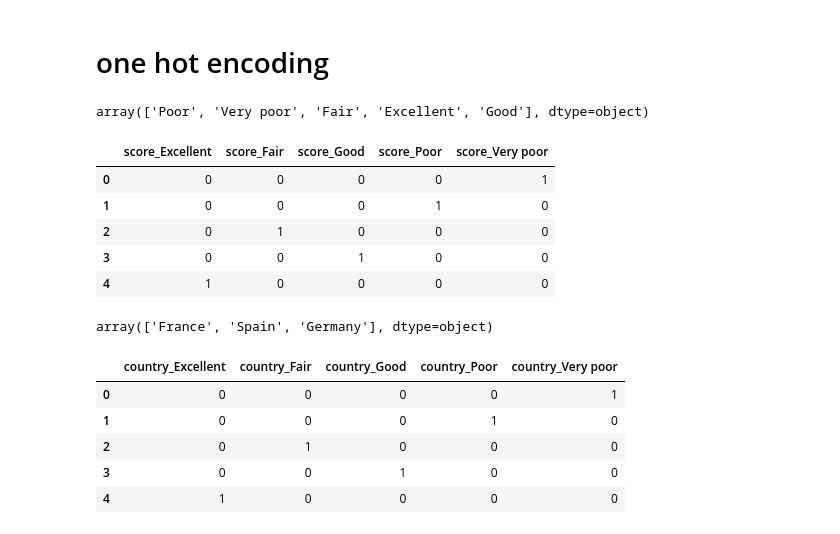
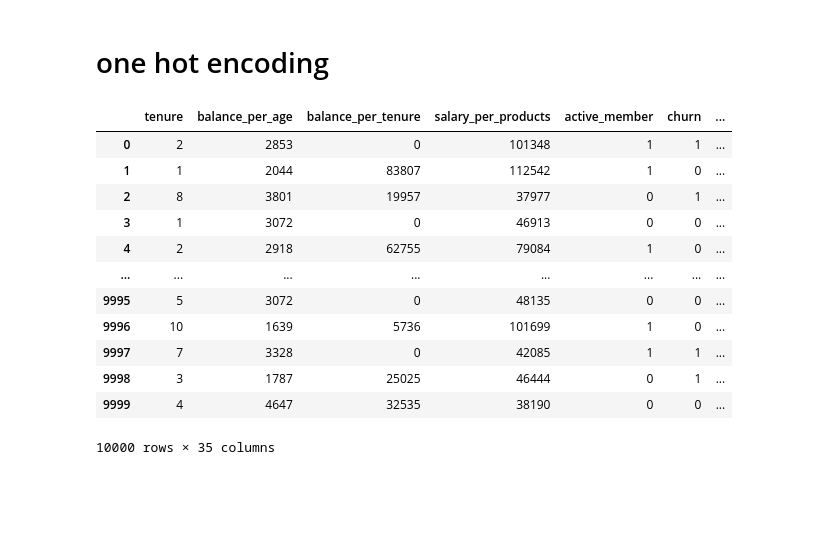
Before and after one commit to coconutkim/project_churn, a Jupyter notebook: real5.ipynb, the cells around one changed output. Saved outputs shown, nothing was run; the diff lists cells and outputs as text; code cells hidden in the pictures; blank space fills up the shorter version.

```diff
--- a/real5.ipynb
+++ b/real5.ipynb
@@ -146,3 +148,5 @@ plt.tight_layout()
 plt.show()
 # %% [output]
 [figure]
+# %%
+df.rename(columns={'credit__section':'credit_section'},inplace=True)
@@ -149,36 +160,21 @@ plt.show()
 # %% [markdown]
 # one hot encoding
-# %%
-df['credit__section'].unique()
-# %% [output]
-array(['Poor', 'Very poor', 'Fair', 'Excellent', 'Good'], dtype=object)
-# %%
-df_credit=pd.DataFrame({'score':['Very poor','Poor','Fair', 'Good','Excellent']})
-
-dummies=pd.get_dummies(df_credit)
-dummies=dummies.astype(int)
-dummies
-# %% [output]
-|  | score_Excellent | score_Fair | score_Good | score_Poor | score_Very poor |
-| 0 | 0 | 0 | 0 | 0 | 1 |
-| 1 | 0 | 0 | 0 | 1 | 0 |
-| 2 | 0 | 1 | 0 | 0 | 0 |
-| 3 | 0 | 0 | 1 | 0 | 0 |
-| 4 | 1 | 0 | 0 | 0 | 0 |
-# %%
-df['country'].unique()
-# %% [output]
-array(['France', 'Spain', 'Germany'], dtype=object)
-# %%
-df_credit=pd.DataFrame({'country':['Very poor','Poor','Fair', 'Good','Excellent']})
-
-dummies=pd.get_dummies(df_credit)
-dummies=dummies.astype(int)
-dummies
-# %% [output]
-|  | country_Excellent | country_Fair | country_Good | country_Poor | country_Very poor |
-| 0 | 0 | 0 | 0 | 0 | 1 |
-| 1 | 0 | 0 | 0 | 1 | 0 |
-| 2 | 0 | 1 | 0 | 0 | 0 |
-| 3 | 0 | 0 | 1 | 0 | 0 |
-| 4 | 1 | 0 | 0 | 0 | 0 |
+# %%
+df_encoded=pd.get_dummies(df,columns=['credit_section','country',
+                                      'age_group_gender','salary_range'])
+df_encoded=df_encoded.astype(int)
+df_encoded
+# %% [output]
+|  | tenure | balance_per_age | balance_per_tenure | salary_per_products | active_member | churn | ... |
+| 0 | 2 | 2853 | 0 | 101348 | 1 | 1 | ... |
+| 1 | 1 | 2044 | 83807 | 112542 | 1 | 0 | ... |
+| 2 | 8 | 3801 | 19957 | 37977 | 0 | 1 | ... |
+| 3 | 1 | 3072 | 0 | 46913 | 0 | 0 | ... |
+| 4 | 2 | 2918 | 62755 | 79084 | 1 | 0 | ... |
+| ... | ... | ... | ... | ... | ... | ... | ... |
+| 9995 | 5 | 3072 | 0 | 48135 | 0 | 0 | ... |
+| 9996 | 10 | 1639 | 5736 | 101699 | 1 | 0 | ... |
+| 9997 | 7 | 3328 | 0 | 42085 | 1 | 1 | ... |
+| 9998 | 3 | 1787 | 25025 | 46444 | 0 | 1 | ... |
+| 9999 | 4 | 4647 | 32535 | 38190 | 0 | 0 | ... |
+10000 rows × 35 columns
```
Also changed, not shown: parts of 10 cells of this notebook, 3 other files.
